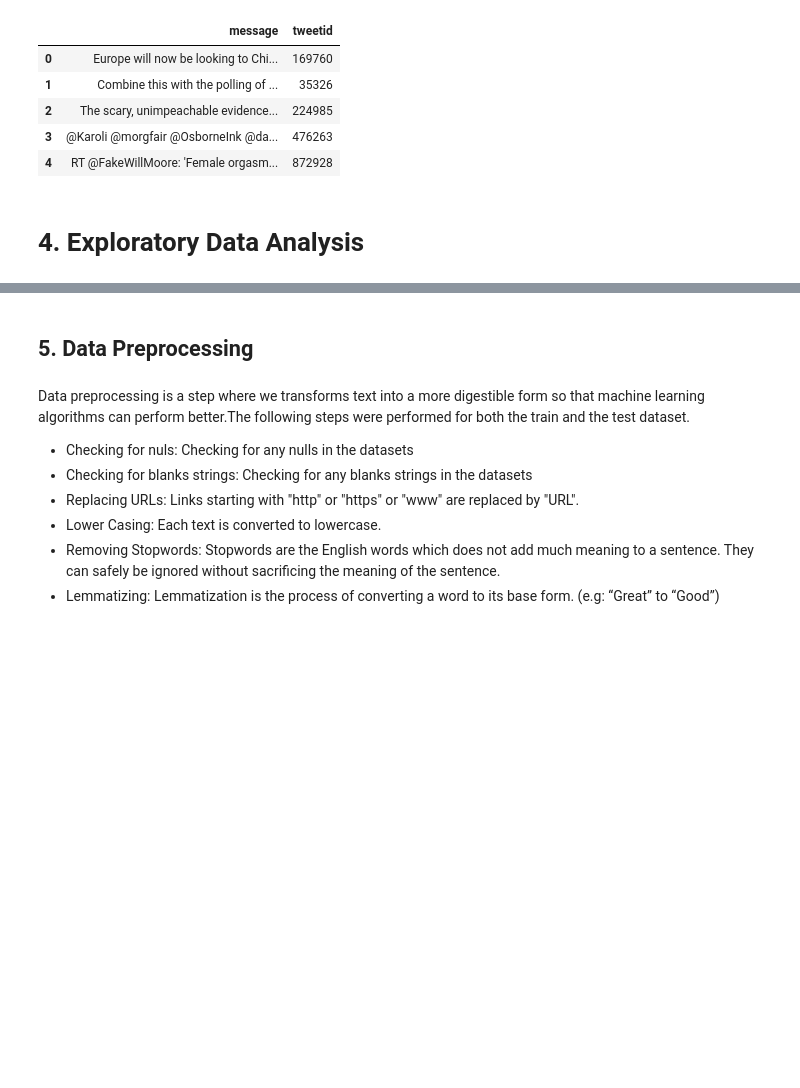
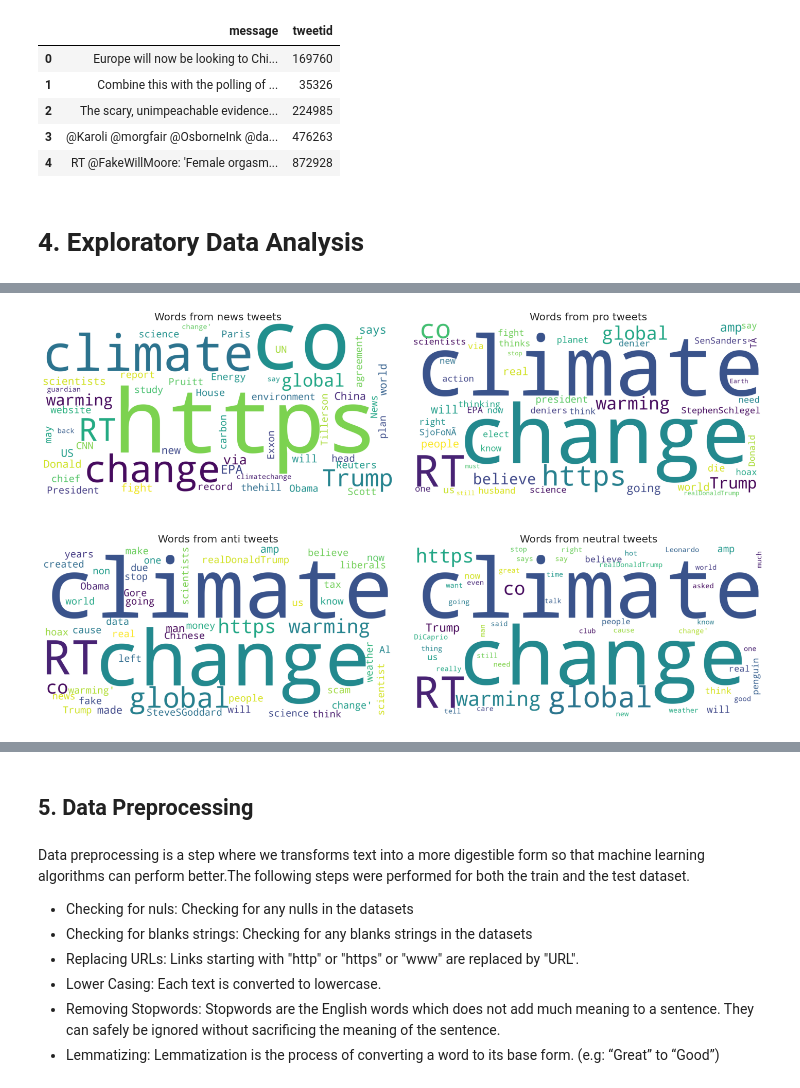
Before and after one commit to Yaya-T/Classic8, a Jupyter notebook: Classification.ipynb, the cells around one changed output, grey strips where cells are left out. Saved outputs shown, nothing was run; the diff lists cells and outputs as text; code cells hidden in the pictures; blank space fills up the shorter version.

```diff
--- a/Classification.ipynb
+++ b/Classification.ipynb
@@ -115,0 +127,11 @@ plt.show()
+# %%
+# Convert to lower
+train['target']=train['message'].str.lower()
+# %%
+# Find URL
+def find_link(string):
+    url = re.findall('http[s]?://(?:[a-zA-Z]|[0-9]|[$-_@.&+]|[!*\(\),]|(?:%[0-9a-fA-F][0-9a-fA-F]))+', string)
+    return "".join(url)
+train['target_url']=train['target'].apply(lambda x: find_link(x))
+df=pd.DataFrame(train.loc[train['target_url']!=""]['sentiment'].value_counts()).reset_index()
+df.rename(columns={"index": "sentiment", "sentiment": "url_count"})
@@ -115,0 +152,85 @@ plt.show()
+# %%
+#Plotting word clouds
+news = train[train['sentiment'] == 2]['message']
+pro = train[train['sentiment'] == 1]['message']
+neutral =train[train['sentiment'] == 0]['message']
+Anti = train[train['sentiment'] ==-1]['message']
+
+
+news = [word for line in news for word in line.split()]
+pro = [word for line in pro for word in line.split()]
+neutral = [word for line in neutral for word in line.split()]
+Anti= [word for line in Anti for word in line.split()]
+
+news = WordCloud(
+    background_color='white',
+    max_words=50,
+    max_font_size=100,
+    scale=5,
+    random_state=1,
+    collocations=False,
+    normalize_plurals=False
+).generate(' '.join(news))
+
+pro = WordCloud(
+    background_color='white',
+    max_words=50,
+    max_font_size=100,
+    scale=5,
+    random_state=1,
+    collocations=False,
+    normalize_plurals=False
+).generate(' '.join(pro))
+
+
+
+neutral = WordCloud(
+    background_color='white',
+    max_words=50,
+    max_font_size=100,
+    scale=5,
+    random_state=1,
+    collocations=False,
+    normalize_plurals=False
+).generate(' '.join(neutral))
+
+
+Anti = WordCloud(
+    background_color='white',
+    max_words=50,
+    max_font_size=100,
+    scale=5,
+    random_state=1,
+    collocations=False,
+    normalize_plurals=False
+).generate(' '.join(Anti))
+
+
+fig, axs = plt.subplots(2, 2, figsize = (20, 12))
+# fig.suptitle('Clouds of polar words', fontsize = 30)
+fig.tight_layout(pad = 0)
+
+axs[0, 0].imshow(news)
+axs[0, 0].set_title('Words from news tweets', fontsize = 20)
+axs[0, 0].axis('off')
+# axs[0, 0].tight_layout(pad = 1)
+
+axs[0, 1].imshow(pro)
+axs[0, 1].set_title('Words from pro tweets', fontsize = 20)
+axs[0, 1].axis('off')
+# axs[0, 1].tight_layout(pad = 1)
+
+
+# axs[1, 0].tight_layout(pad = 1)
+axs[1, 0].imshow(Anti)
+axs[1, 0].set_title('Words from anti tweets', fontsize = 20)
+axs[1, 0].axis('off')
+
+axs[1, 1].imshow(neutral)
+axs[1, 1].set_title('Words from neutral tweets', fontsize = 20)
+axs[1, 1].axis('off')
+
+# axs[1, 0].tight_layout(pad = 1)
+plt.savefig('joint_cloud.png')
+# %% [output]
+[figure, added]
```
Also changed, not shown: parts of 18 cells of this notebook.
